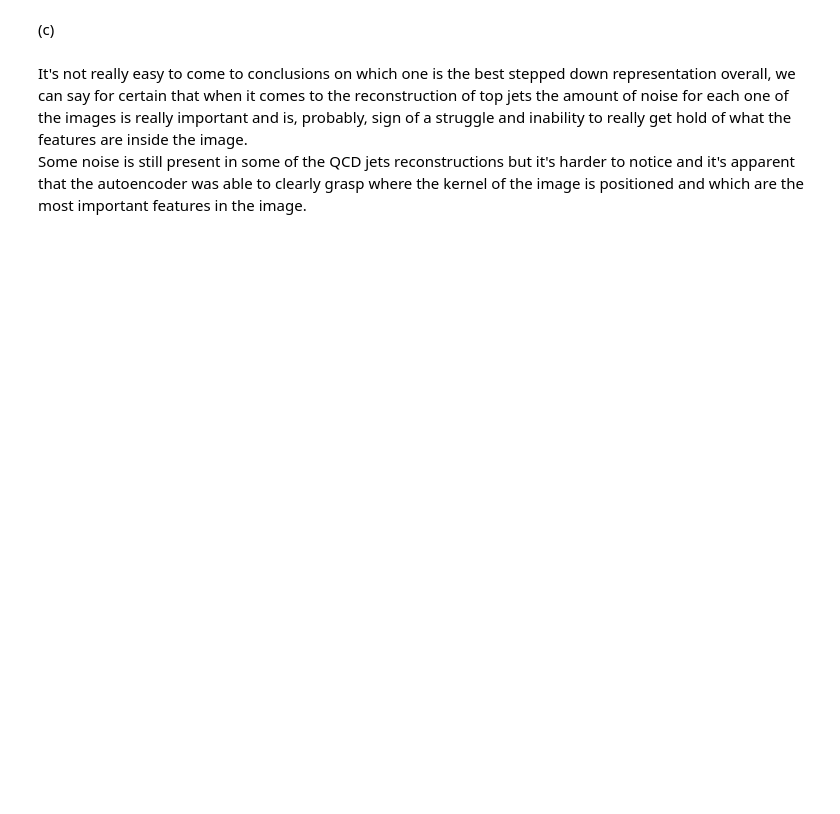
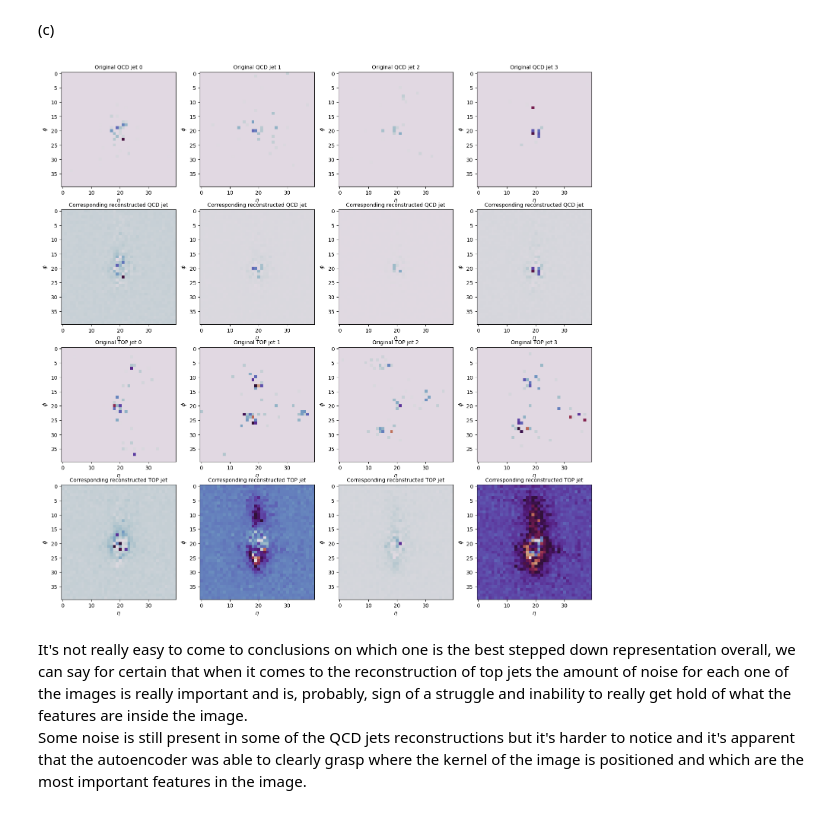
Before and after one commit to S3gmentati0nFault/autoencoders, a Jupyter notebook: src/sheet08.ipynb, the cells around one changed output. Drawn from its saved outputs; the diff is of its cells as text; code cells hidden in the pictures; blank space fills up the shorter version.

```diff
--- a/src/sheet08.ipynb
+++ b/src/sheet08.ipynb
@@ -8,3 +8,8 @@ from torch import nn
 import torch.utils.data
 from matplotlib import pyplot as plt
 from tqdm import tqdm
+# %%
+from google.colab import drive
+drive.mount('/content/drive')
+
+genericPath = "./drive/MyDrive/drive"
@@ -34,11 +21,11 @@ from tqdm import tqdm
 # %%
 # Loading Data
-X_train = np.load( "../data06/toptagging-short/x_train_short.npy")
-y_train = np.load( "../data06/toptagging-short/y_train_short.npy")
-X_test = np.load( "../data06/toptagging-short/x_test_short.npy")
-y_test = np.load( "../data06/toptagging-short/y_test_short.npy")
-X_val = np.load( "../data06/toptagging-short/x_val_short.npy")
-y_val = np.load( "../data06/toptagging-short/y_val_short.npy")
+X_train = np.load( genericPath + "/x_train_short.npy")
+y_train = np.load( genericPath + "/y_train_short.npy")
+X_test = np.load( genericPath + "/x_test_short.npy")
+y_test = np.load( genericPath + "/y_test_short.npy")
+X_val = np.load( genericPath + "/x_val_short.npy")
+y_val = np.load( genericPath + "/y_val_short.npy")
 
 print(f"train data shape: {X_train.shape}")
 print(f"train labels shape: {y_train.shape}")
@@ -355,34 +373,36 @@ qcd_jets_val = torch.tensor(z_val.astype(np.float32))
 top_jets_original = z_val[ np.where(y_val==1) ]
 qcd_jets_original = z_val[ np.where(y_val==0) ]
 
 pred = model(qcd_jets_val)
 pred = pred.detach().numpy()
 
 reconstructed_top_jets = pred[ np.where(y_val==1) ]
 reconstructed_qcd_jets = pred[ np.where(y_val==0) ]
 
 fig, axs = plt.subplots( 4, 4, figsize=(18,18) )
 
 for i in range(4):
     axs[0, i].imshow( qcd_jets_original[i][0], cmap="twilight" )
     axs[0, i].set_xlabel( "$\eta$" )
     axs[0, i].set_ylabel( "$\phi$" )
     axs[0, i].set_title(f"Original QCD jet {i}", fontsize=10)
 
     axs[1, i].imshow( reconstructed_qcd_jets[i][0], cmap="twilight" )
     axs[1, i].set_xlabel( "$\eta$" )
     axs[1, i].set_ylabel( "$\phi$" )
-    axs[1, i].set_title("Corresponding reconstructed QCD jet", fontsize=10)
+    axs[1, i].set_title("Corresponding reconstructed QCD jet style="display:block; height:50%;" style="display:block; height:50%;"", fontsize=10)
 
     axs[2, i].imshow( top_jets_original[i][0], cmap="twilight" )
     axs[2, i].set_xlabel( "$\eta$" )
     axs[2, i].set_ylabel( "$\phi$" )
     axs[2, i].set_title(f"Original TOP jet {i}", fontsize=10)
 
     axs[3, i].imshow( reconstructed_top_jets[i][0], cmap="twilight" )
     axs[3, i].set_xlabel( "$\eta$" )
     axs[3, i].set_ylabel( "$\phi$" )
     axs[3, i].set_title("Corresponding reconstructed TOP jet", fontsize=10)
+# %% [output]
+[figure, added]
 # %% [markdown]
 It's not really easy to come to conclusions on which one is the best stepped down representation overall, we can say for certain that when it comes to the reconstruction of top jets the amount of noise for each one of the images is really important and is, probably, sign of a struggle and inability to really get hold of what the features are inside the image.<br>
 Some noise is still present in some of the QCD jets reconstructions but it's harder to notice and it's apparent that the autoencoder was able to clearly grasp where the kernel of the image is positioned and which are the most important features in the image.
```
Also changed, not shown: parts of 21 cells of this notebook.
